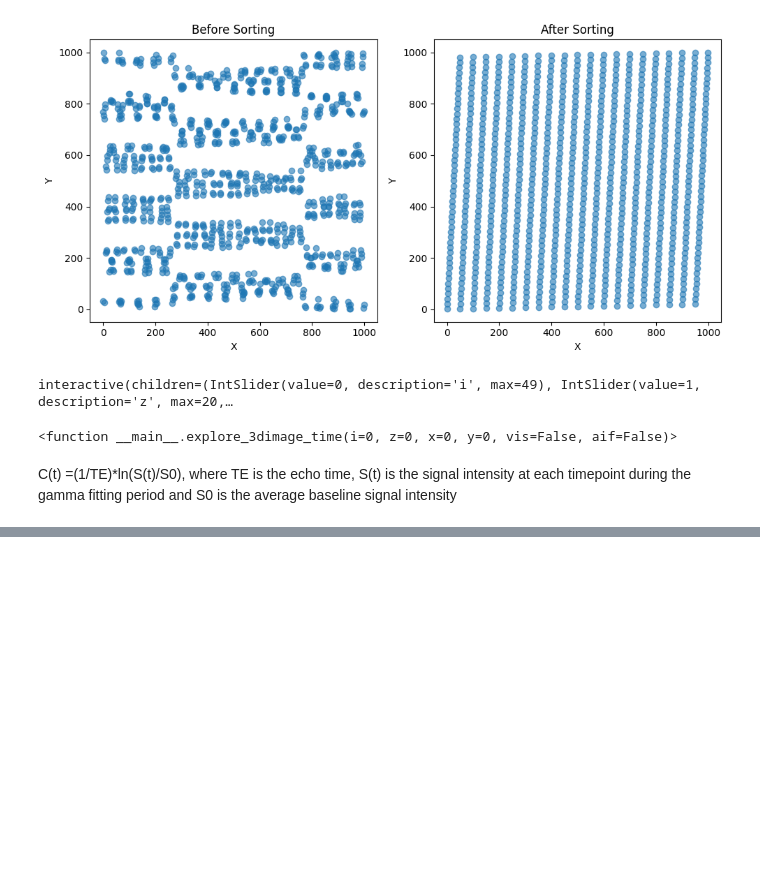
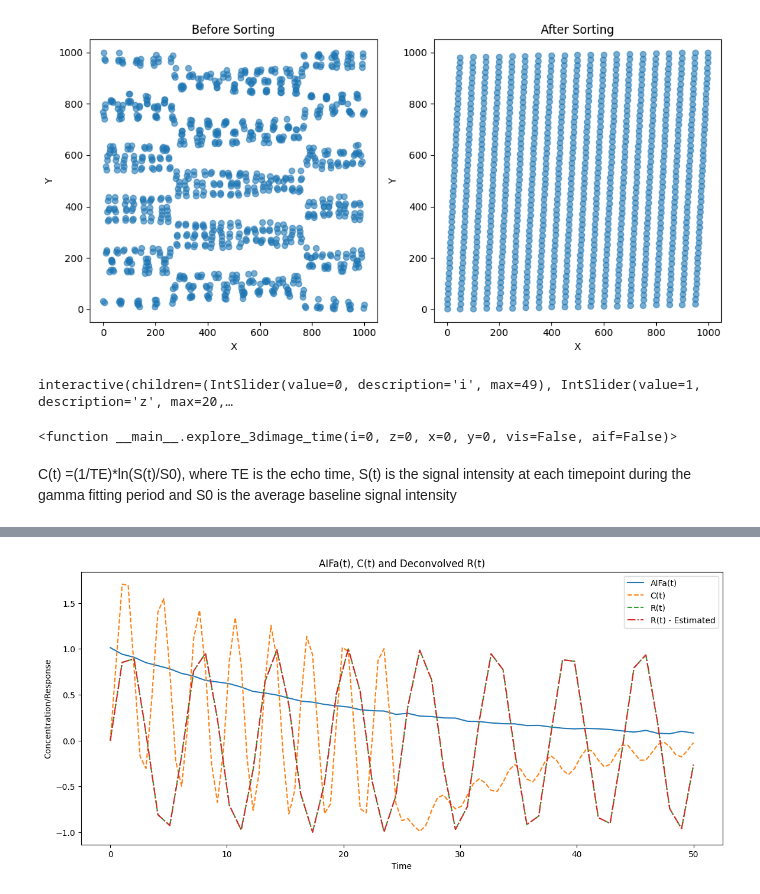
Before and after one commit to qqgjyx/MATH-Group, a Jupyter notebook: main.ipynb, the cells around one changed output, grey strips where cells are left out. Drawn from its saved outputs; the diff is of its cells as text; code cells hidden in the pictures; blank space fills up the shorter version.

```diff
--- a/main.ipynb
+++ b/main.ipynb
@@ -340,0 +367,32 @@ plt_point(173,102,10)
+# %%
+from scipy.signal import deconvolve
+from scipy.signal import convolve
+
+# Time array
+time = np.linspace(0, 50, 50)
+time1 = np.linspace(0,50,99)
+
+R_t = np.sin(time)
+
+# Simulate AIFa(t) as an exponential decay function
+AIFa = np.exp(-0.05 * time) + np.random.normal(0, 0.01, len(time))
+
+# Simulate C(t) as a scaled and delayed version of AIFa(t)
+C = convolve(AIFa, R_t, mode='full')
+
+quotient, reminder = deconvolve(C, AIFa)
+
+R = quotient
+
+plt.figure(figsize=(14, 6))
+plt.plot(time, AIFa, label='AIFa(t)')
+plt.plot(time1, C, label='C(t)', linestyle='--')
+plt.plot(time, R_t,label='R(t)', linestyle='--')
+plt.plot(time, R, label='R(t) - Estimated', linestyle='-.')
+plt.xlabel('Time')
+plt.ylabel('Concentration/Response')
+plt.legend()
+plt.title('AIFa(t), C(t) and Deconvolved R(t)')
+plt.show()
+# %% [output]
+[figure, added]
```
Also changed, not shown: parts of 18 cells of this notebook.
